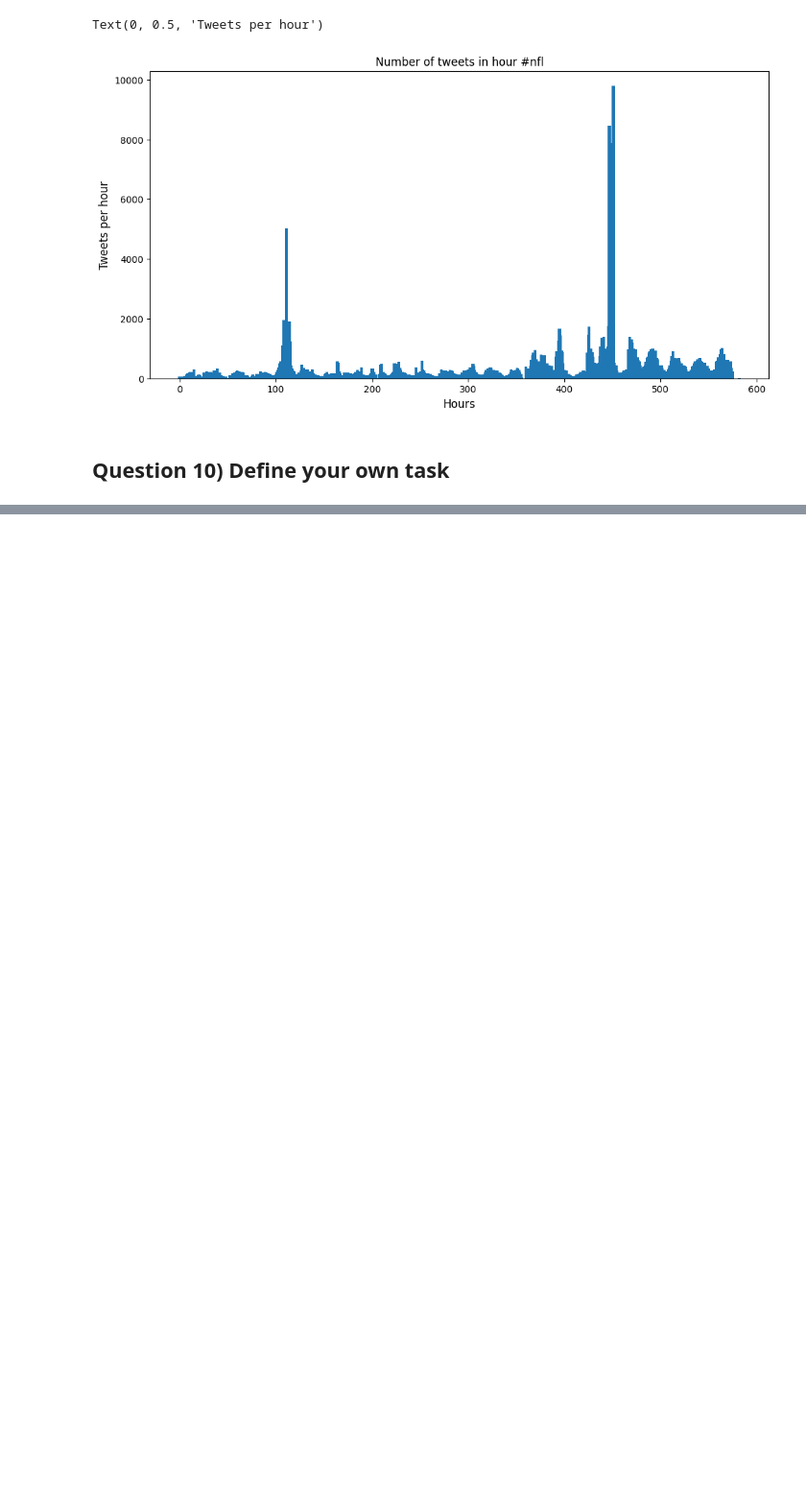
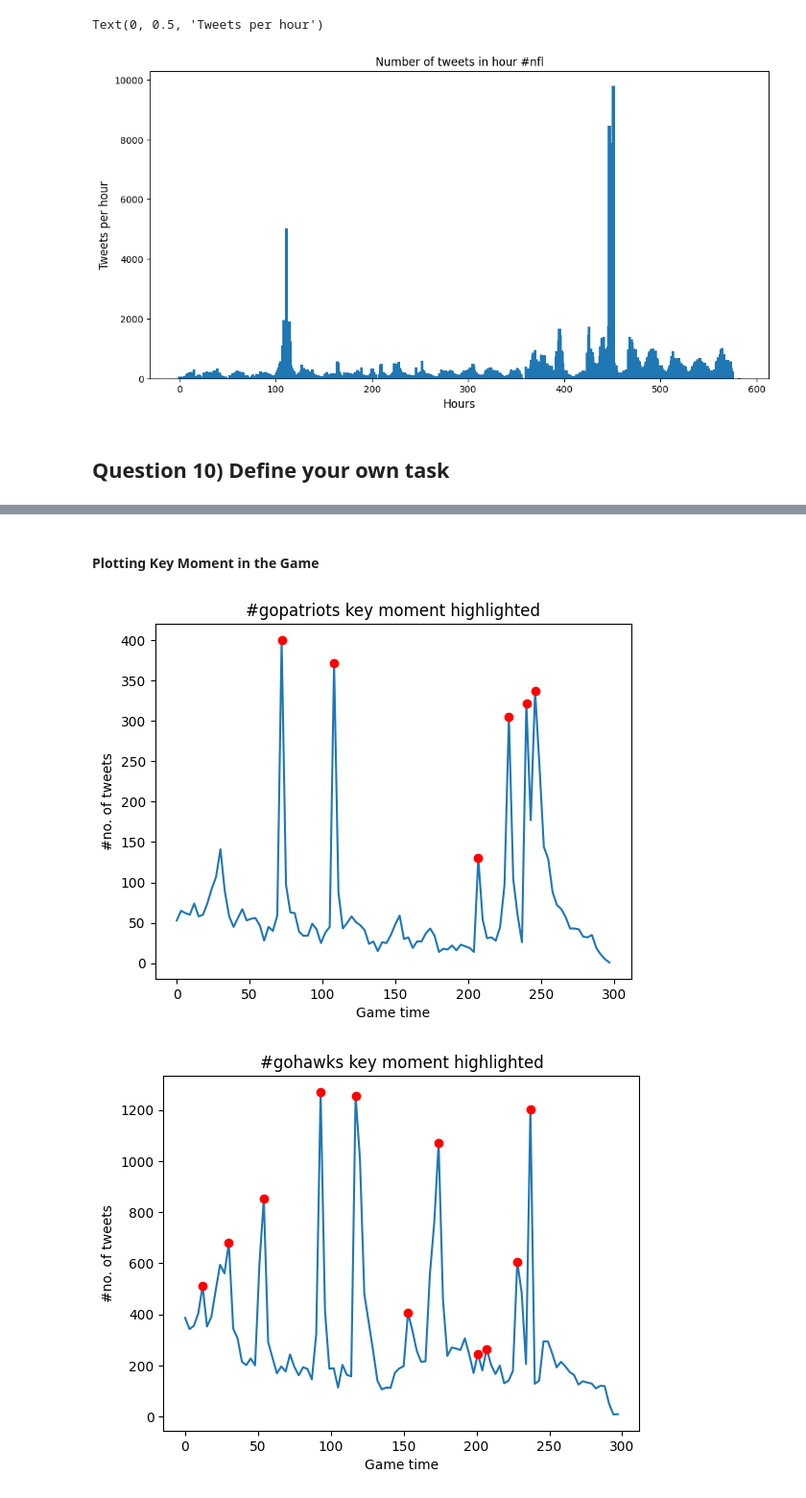
Before and after one commit to diplav09/Regression-Analysis, a Jupyter notebook: Twitter_Data.ipynb, the cells around one changed output, grey strips where cells are left out. Shown: that part at 96% size. Cells and saved outputs as stored; diff of their text form; code cells hidden in the pictures; blank space fills up the shorter version.

```diff
--- a/Twitter_Data.ipynb
+++ b/Twitter_Data.ipynb
@@ -429,0 +742,9 @@ plt.show()
+# %% [markdown]
+#### Plotting Key Moment in the Game
+# %%
+peaks_gopatriots, timestamp_gopatriots, tweet_gopatriots = plot_and_get_key_moment(inGamegopatriots, 3,
+                                                 "#gopatriots key moment highlighted", "Game time", "#no. of tweets", 50)
+peaks_gohawks, timestamp_gohawks, tweet_gohawks = plot_and_get_key_moment(inGamegohawks, 3, "#gohawks key moment highlighted", "Game time", "#no. of tweets", 50)
+# %% [output]
+[figure, added]
+[figure, added]
```
Also changed, not shown: parts of 33 cells of this notebook.
